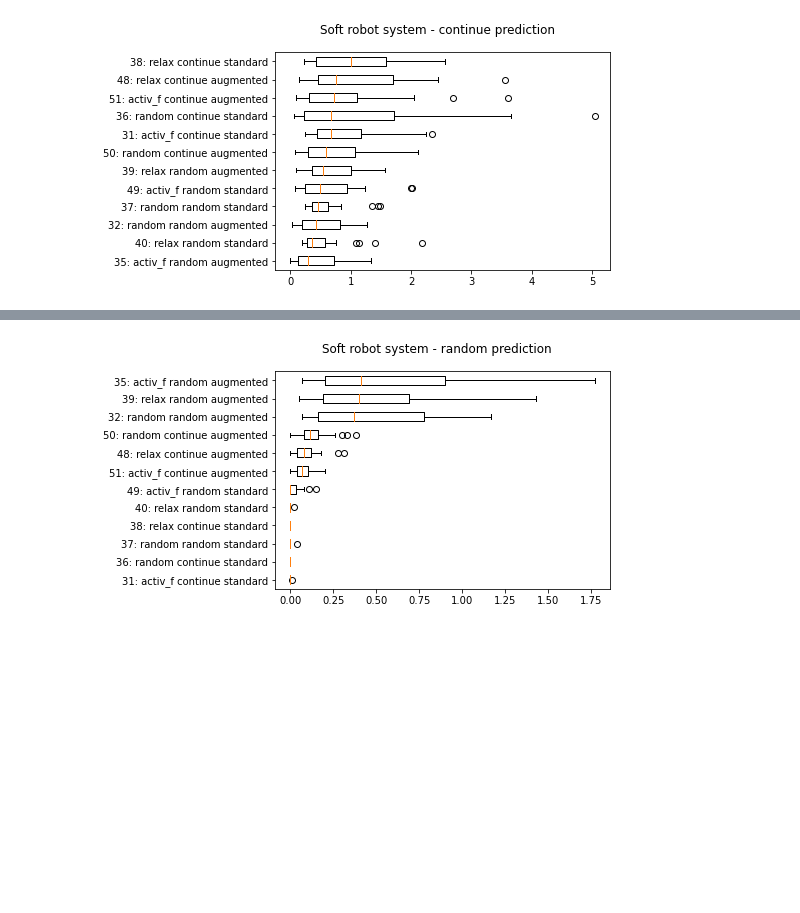
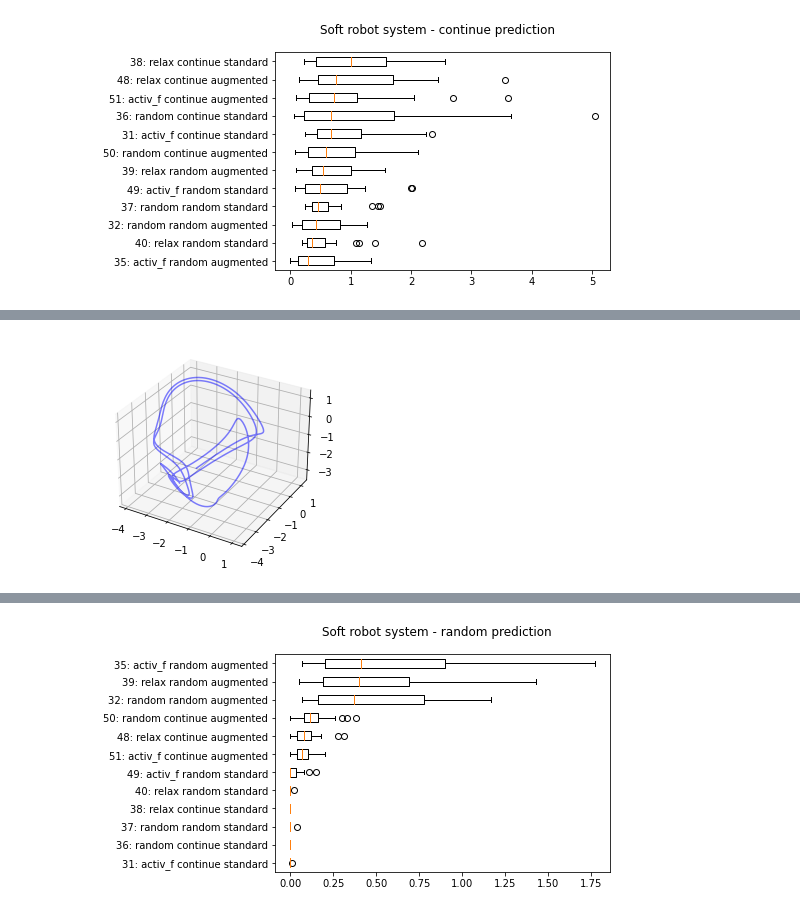
Before and after one commit to djpasseyjr/RCInitialCond, a Jupyter notebook: Notebooks/Results-boxplots.ipynb, the cells around one changed output, grey strips where cells are left out. Saved outputs shown, nothing was run; the diff lists cells and outputs as text; code cells hidden in the pictures; blank space fills up the shorter version.

```diff
--- a/Notebooks/Results-boxplots.ipynb
+++ b/Notebooks/Results-boxplots.ipynb
@@ -221,0 +267,5 @@ plt.show()
+# %%
+t,U=rc.orbit('thomas',duration=70,dt=0.1,trim=True)
+rc.plot3d(U,'b');
+# %% [output]
+[figure, added]
```
Also changed, not shown: parts of 8 cells of this notebook.
